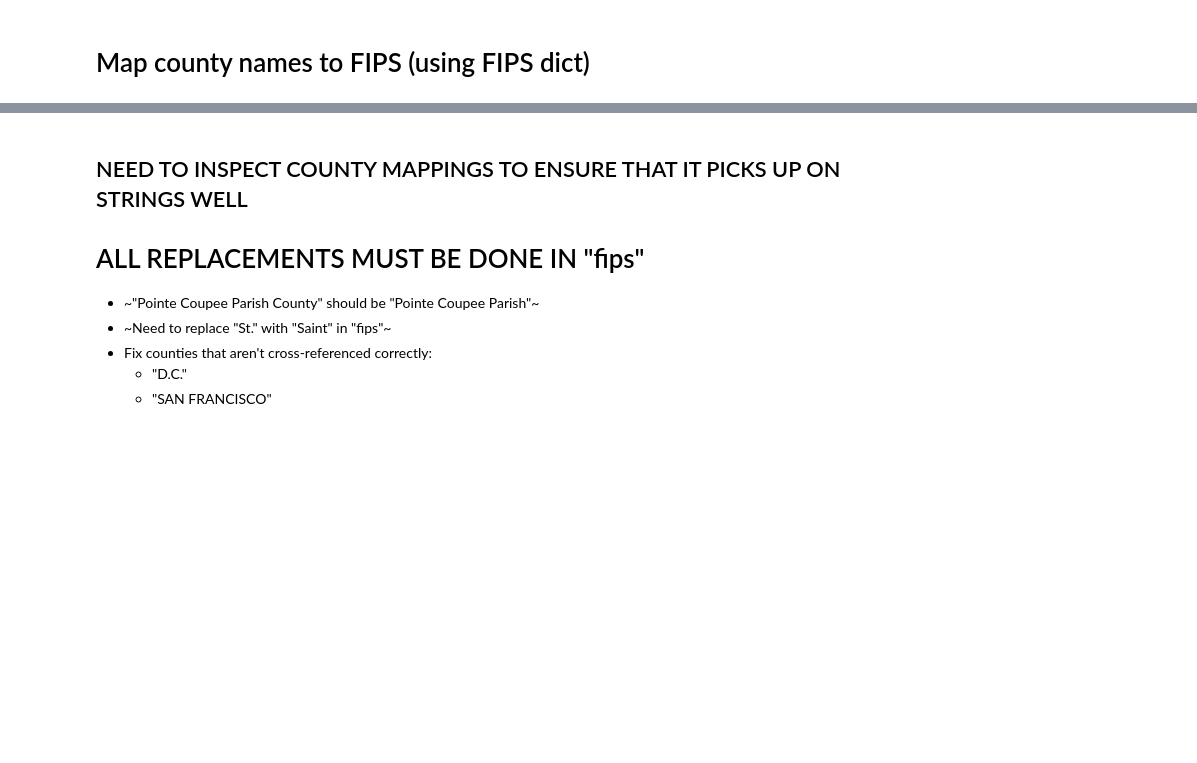
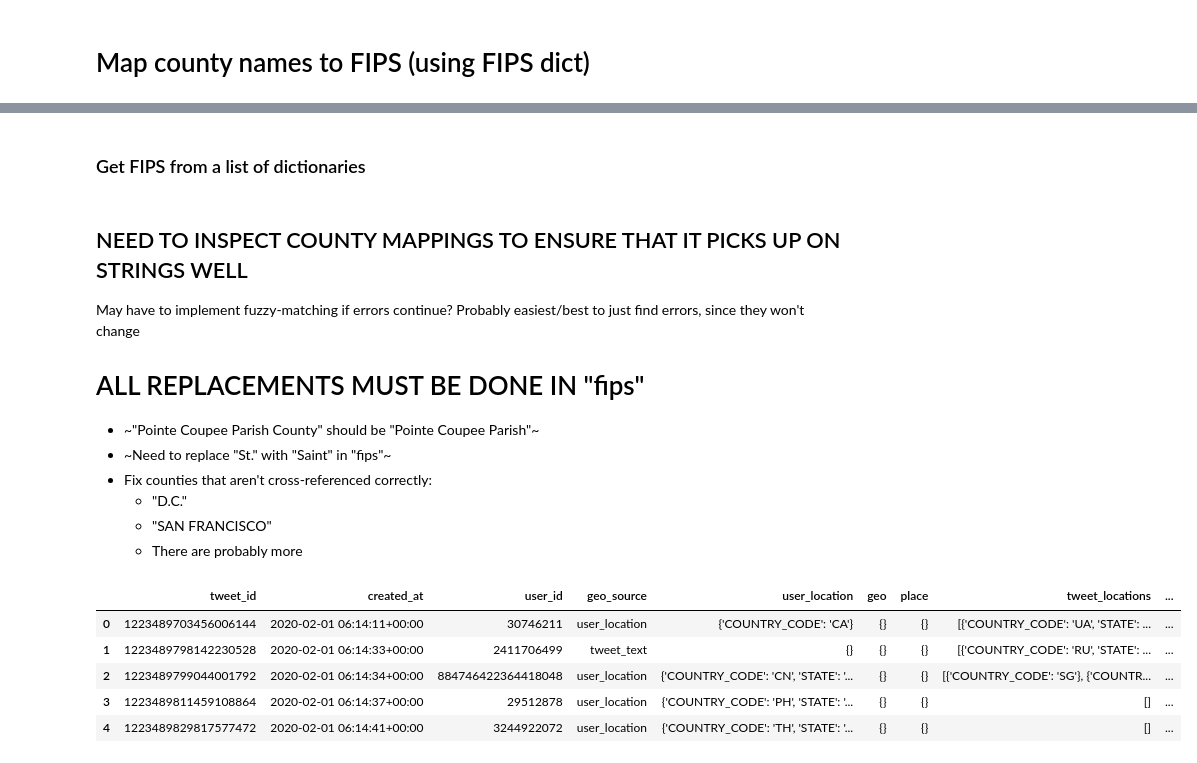
Before and after one commit to m-gaster/Twitter-Conspiracies, a Jupyter notebook: Pulling Twitter Data/Match GeoCov19 Data to Twitter Users (Twint Data).ipynb, the cells around one changed output, grey strips where cells are left out. Saved outputs shown, nothing was run; the diff lists cells and outputs as text; code cells hidden in the pictures; blank space fills up the shorter version.

```diff
--- a/Pulling Twitter Data/Match GeoCov19 Data to Twitter Users (Twint Data).ipynb
+++ b/Pulling Twitter Data/Match GeoCov19 Data to Twitter Users (Twint Data).ipynb
@@ -120,3 +131,5 @@ def get_fips_from_loc(loc):
+# %% [markdown]
+### Get FIPS from a list of dictionaries
 # %%
 def get_fips_from_list_of_locs(tweet_locs):
     '''
@@ -180,6 +143,6 @@ def get_fips_from_list_of_locs(tweet_locs):
 # %% [markdown]
 ## NEED TO INSPECT COUNTY MAPPINGS TO ENSURE THAT IT PICKS UP ON STRINGS WELL
-
+May have to implement fuzzy-matching if errors continue? Probably easiest/best to just find errors, since they won't change
 
 # ALL REPLACEMENTS MUST BE DONE IN "fips"
 * ~"Pointe Coupee Parish County" should be "Pointe Coupee Parish"~
@@ -187,5 +150,6 @@ def get_fips_from_list_of_locs(tweet_locs):
 * Fix counties that aren't cross-referenced correctly:
     * "D.C."
     * "SAN FRANCISCO"
+    * There are probably more
 # %%
 df['Tweet FIPS'] = df['tweet_locations'].apply(get_fips_from_list_of_locs)
@@ -191,0 +158,9 @@ df['Tweet FIPS'] = df['tweet_locations'].apply(get_fips_from_list_of_locs)
+# %%
+df.head()
+# %% [output]
+|  | tweet_id | created_at | user_id | geo_source | user_location | geo | place | tweet_locations | ... |
+| 0 | 1223489703456006144 | 2020-02-01 06:14:11+00:00 | 30746211 | user_location | {'COUNTRY_CODE': 'CA'} | {} | {} | [{'COUNTRY_CODE': 'UA', 'STATE': ... | ... |
+| 1 | 1223489798142230528 | 2020-02-01 06:14:33+00:00 | 2411706499 | tweet_text | {} | {} | {} | [{'COUNTRY_CODE': 'RU', 'STATE': ... | ... |
+| 2 | 1223489799044001792 | 2020-02-01 06:14:34+00:00 | 884746422364418048 | user_location | {'COUNTRY_CODE': 'CN', 'STATE': '... | {} | {} | [{'COUNTRY_CODE': 'SG'}, {'COUNTR... | ... |
+| 3 | 1223489811459108864 | 2020-02-01 06:14:37+00:00 | 29512878 | user_location | {'COUNTRY_CODE': 'PH', 'STATE': '... | {} | {} | [] | ... |
+| 4 | 1223489829817577472 | 2020-02-01 06:14:41+00:00 | 3244922072 | user_location | {'COUNTRY_CODE': 'TH', 'STATE': '... | {} | {} | [] | ... |
```
Also changed, not shown: parts of 28 cells of this notebook.
